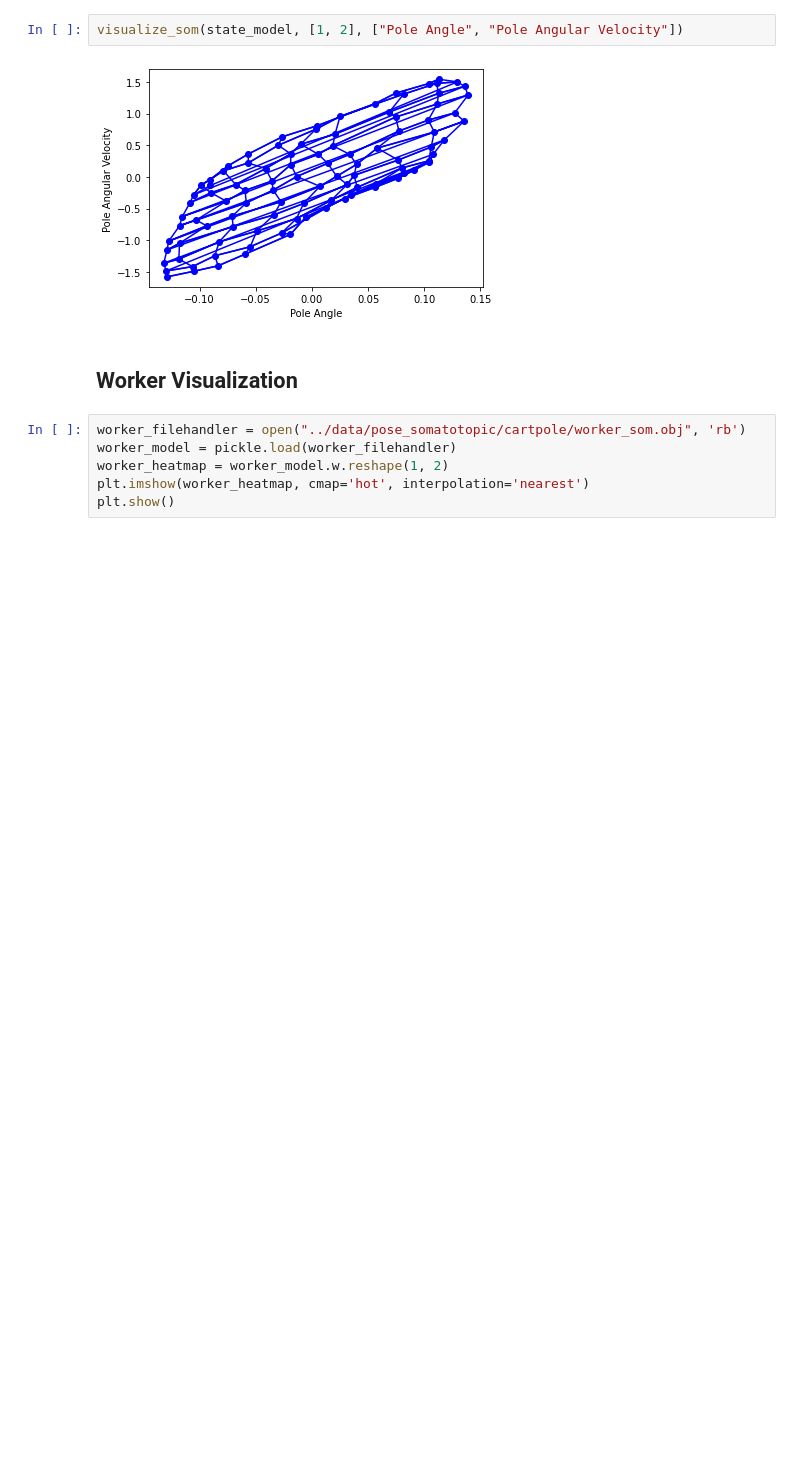
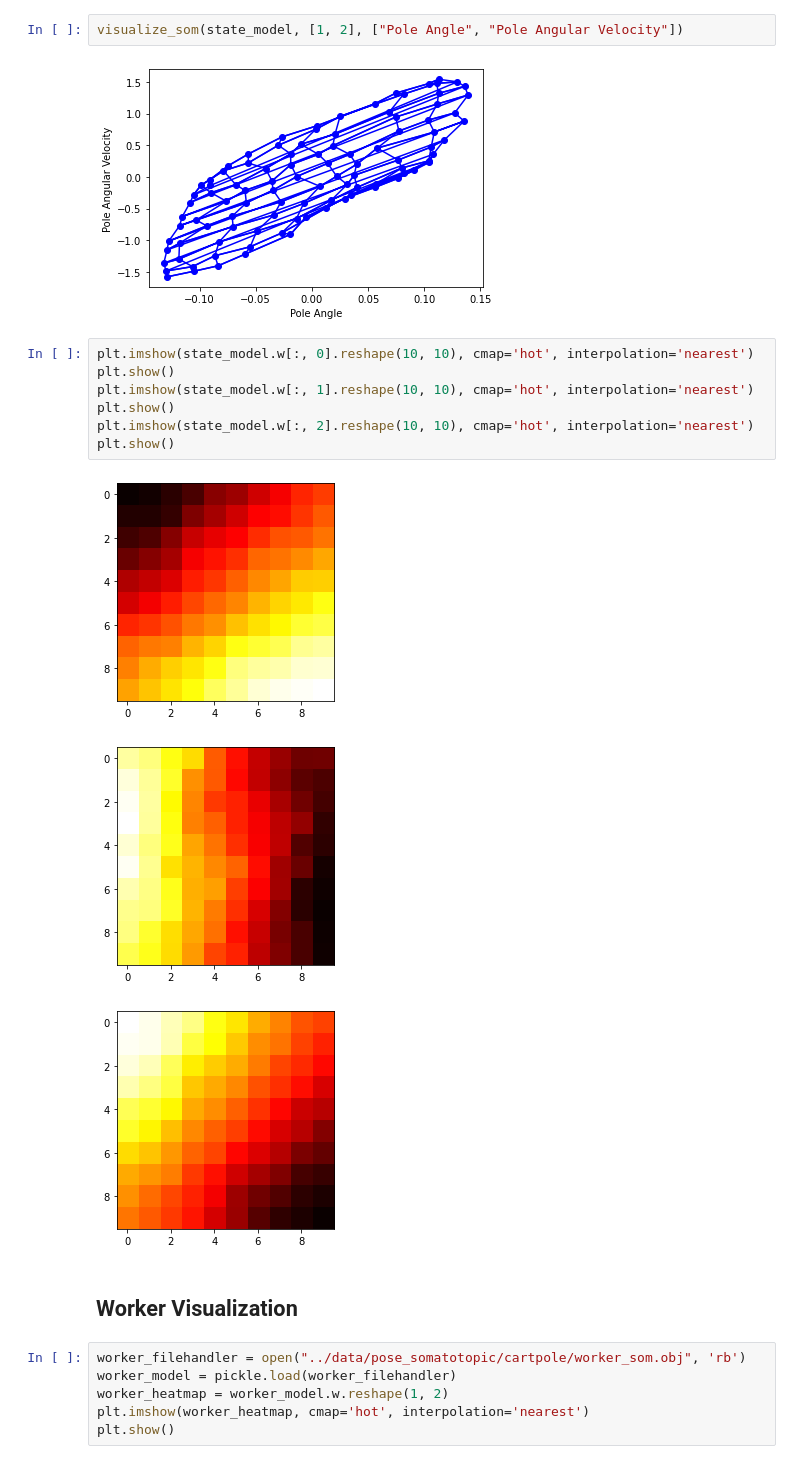
Before and after one commit to johnlime/hierarchical_som, a Jupyter notebook: demo/Visualization.ipynb, the cells around one changed output. Drawn from its saved outputs; the diff is of its cells as text; blank space fills up the shorter version.

Commit message:
added visualization of weights learned in pose-somatotopic model

```diff
--- a/demo/Visualization.ipynb
+++ b/demo/Visualization.ipynb
@@ -41,6 +41,17 @@ visualize_som(state_model, [0, 2], ["Cart Velocity", "Pole Angular Velocity"])
 visualize_som(state_model, [1, 2], ["Pole Angle", "Pole Angular Velocity"])
 # %% [output]
 [figure]
+# %%
+plt.imshow(state_model.w[:, 0].reshape(10, 10), cmap='hot', interpolation='nearest')
+plt.show()
+plt.imshow(state_model.w[:, 1].reshape(10, 10), cmap='hot', interpolation='nearest')
+plt.show()
+plt.imshow(state_model.w[:, 2].reshape(10, 10), cmap='hot', interpolation='nearest')
+plt.show()
+# %% [output]
+[figure, added]
+[figure, added]
+[figure, added]
 # %% [markdown]
 ## Worker Visualization
 # %%
```
Also changed, not shown: parts of 11 cells of this notebook, 1 other file.
